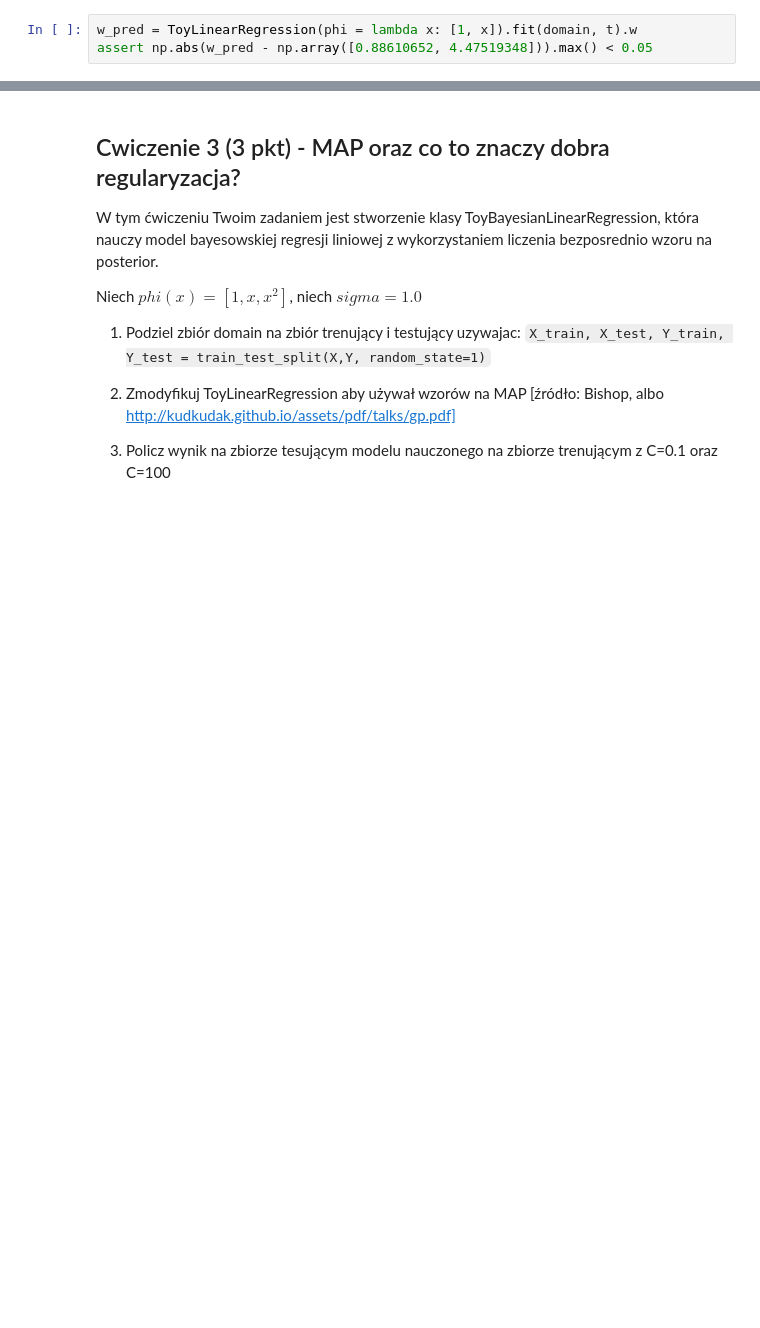
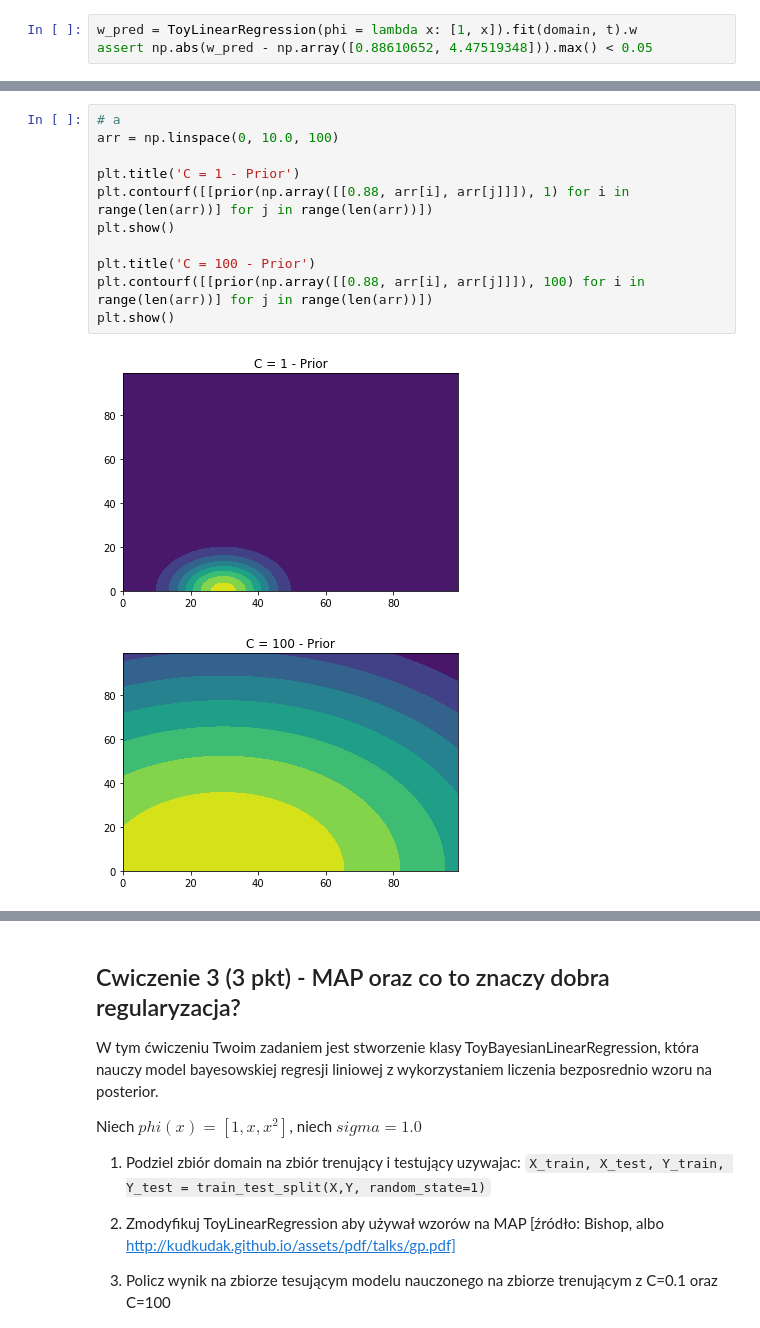
Before and after one commit to walerian777/uj-machine-learning, a Jupyter notebook: l3/L3a.ipynb, the cells around one changed output, grey strips where cells are left out. Drawn from its saved outputs; the diff is of its cells as text; blank space fills up the shorter version.

```diff
--- a/l3/L3a.ipynb
+++ b/l3/L3a.ipynb
@@ -187,0 +191,14 @@ def loglikelihood(w, X, Y, phi = lambda x: [1, x], sigma = 1.0):
+# %%
+# a
+arr = np.linspace(0, 10.0, 100)
+
+plt.title('C = 1 - Prior')
+plt.contourf([[prior(np.array([[0.88, arr[i], arr[j]]]), 1) for i in range(len(arr))] for j in range(len(arr))])
+plt.show()
+
+plt.title('C = 100 - Prior')
+plt.contourf([[prior(np.array([[0.88, arr[i], arr[j]]]), 100) for i in range(len(arr))] for j in range(len(arr))])
+plt.show()
+# %% [output]
+[figure, added]
+[figure, added]
```
Also changed, not shown: parts of 6 cells of this notebook.
